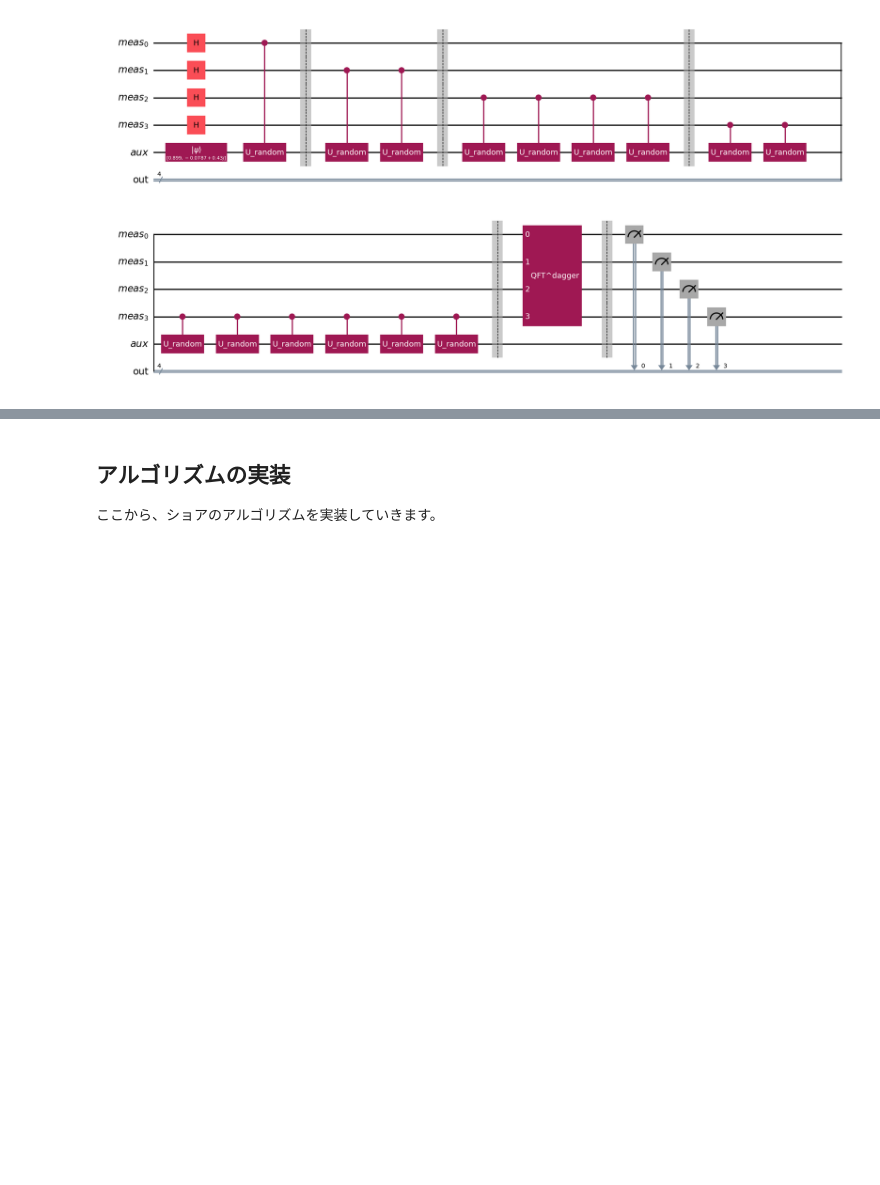
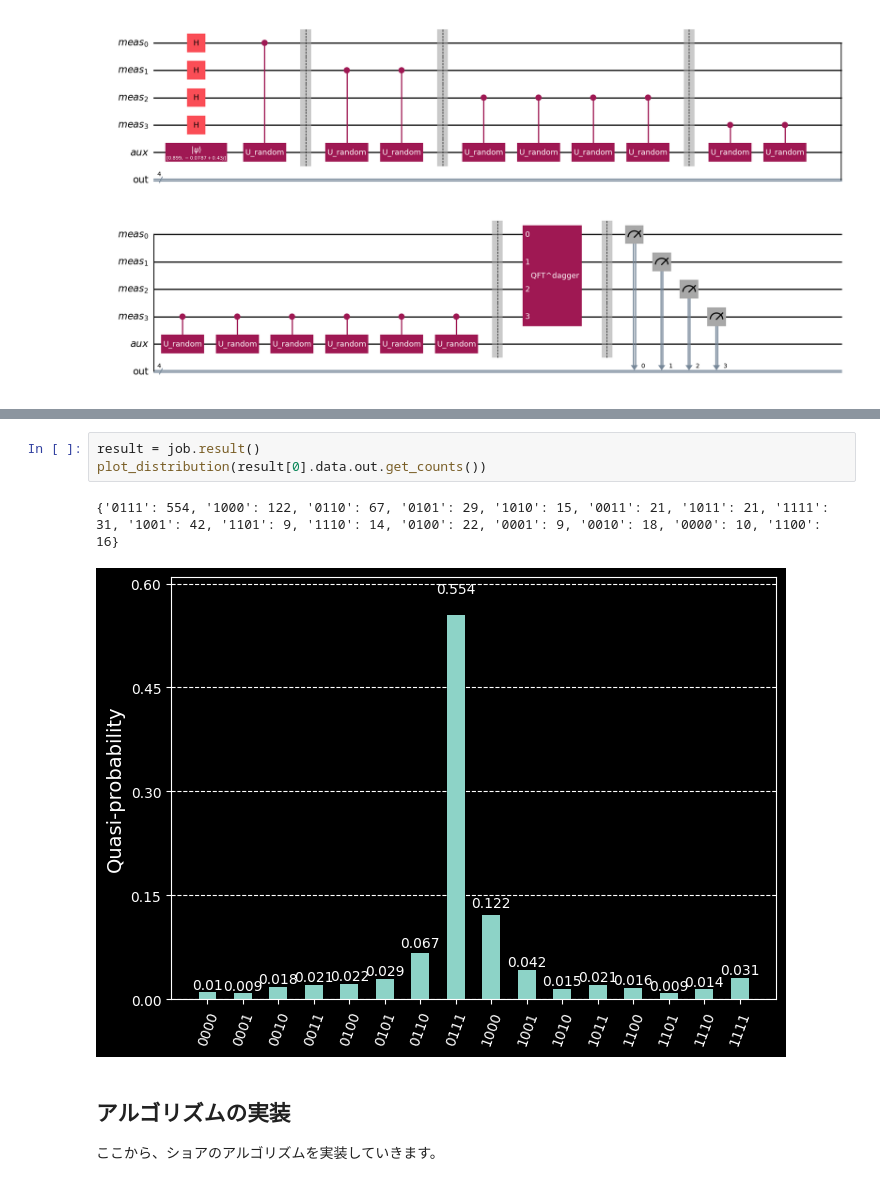
Before and after one commit to kterashi/qc-workbook-lecturenotes, a Jupyter notebook: 2025_07_03_local.ipynb, the cells around one changed output, grey strips where cells are left out. Cells and saved outputs as stored; diff of their text form; blank space fills up the shorter version.

```diff
--- a/2025_07_03_local.ipynb
+++ b/2025_07_03_local.ipynb
@@ -227,3 +257,9 @@ estimated phase = 0.4375, real phase = 0.4582020868266377
+# %%
+result = job.result()
+plot_distribution(result[0].data.out.get_counts())
+# %% [output]
+{'0111': 554, '1000': 122, '0110': 67, '0101': 29, '1010': 15, '0011': 21, '1011': 21, '1111': 31, '1001': 42, '1101': 9, '1110': 14, '0100': 22, '0001': 9, '0010': 18, '0000': 10, '1100': 16}
+[figure, added]
 # %% [markdown]
 ## アルゴリズムの実装
 
```
Also changed, not shown: parts of 24 cells of this notebook.
